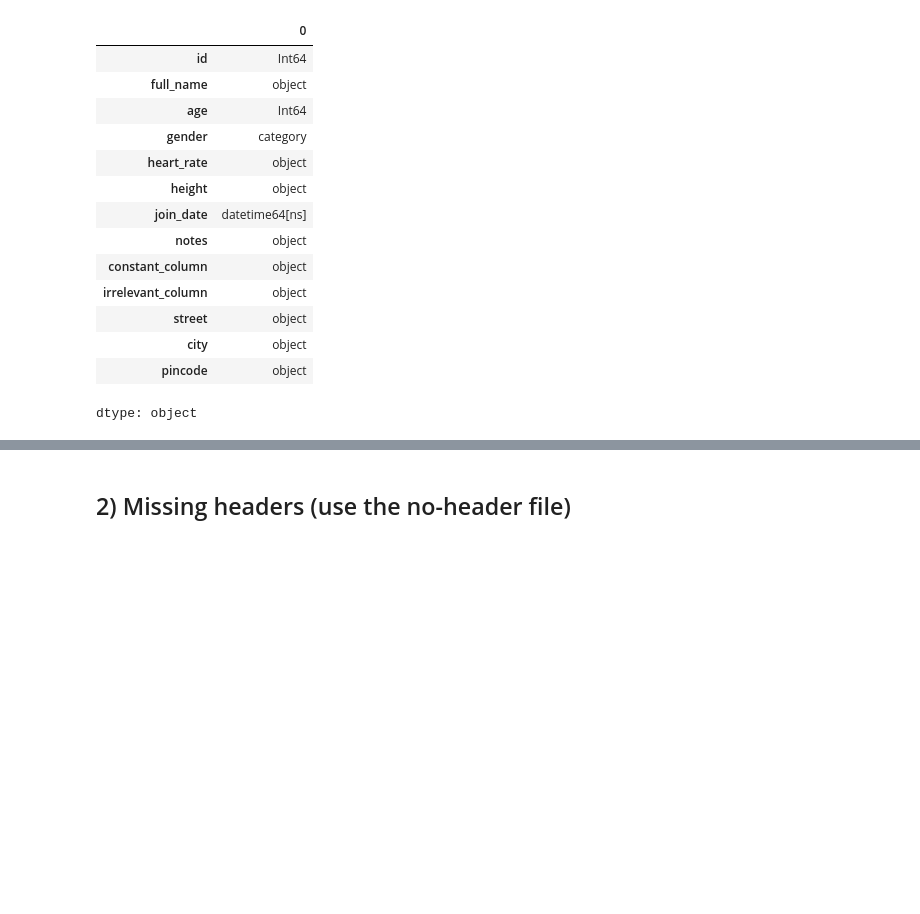
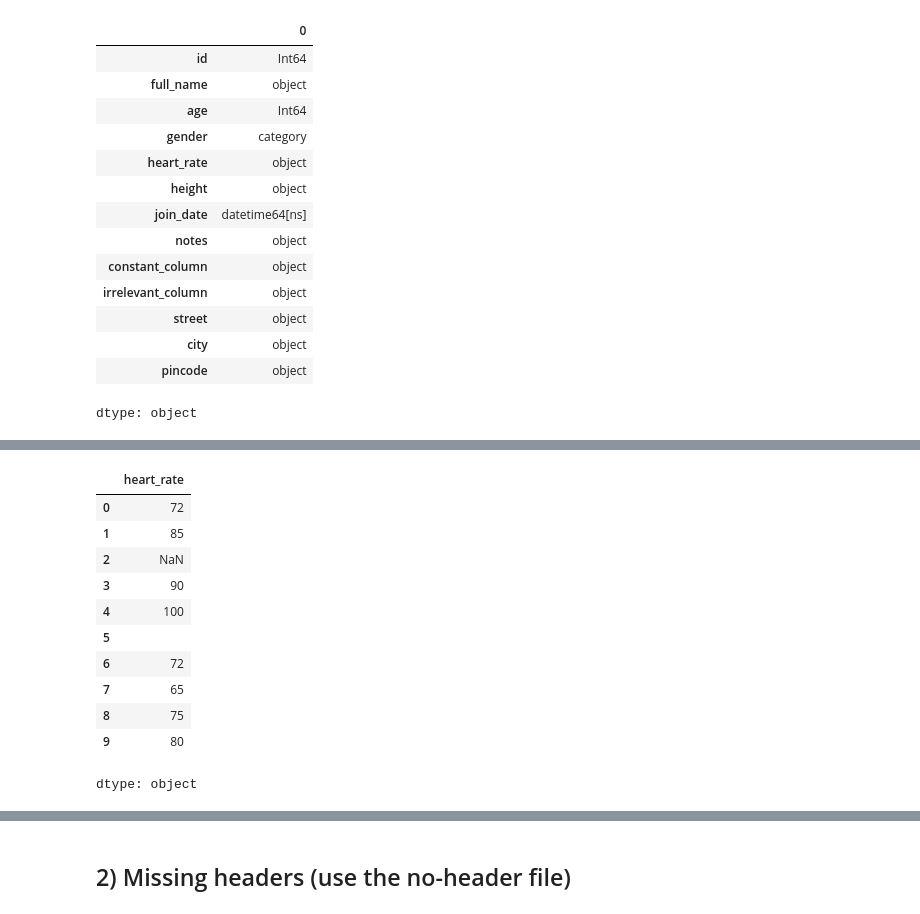
Before and after one commit to Sru-j/daily_lab_activities, a Jupyter notebook: data_inspect.ipynb, the cells around one changed output, grey strips where cells are left out. Cells and saved outputs as stored; diff of their text form; code cells hidden in the pictures; blank space fills up the shorter version.

```diff
--- a/data_inspect.ipynb
+++ b/data_inspect.ipynb
@@ -270,0 +293,16 @@ ValueError: could not convert string to float: '170 cm'
+# %%
+df['heart_rate'] =df['heart_rate'].str.lower().str.replace('bpm','')
+df['heart_rate']
+# %% [output]
+|  | heart_rate |
+| 0 | 72 |
+| 1 | 85 |
+| 2 | NaN |
+| 3 | 90 |
+| 4 | 100 |
+| 5 |  |
+| 6 | 72 |
+| 7 | 65 |
+| 8 | 75 |
+| 9 | 80 |
+dtype: object
```
Also changed, not shown: parts of 3 cells of this notebook.
